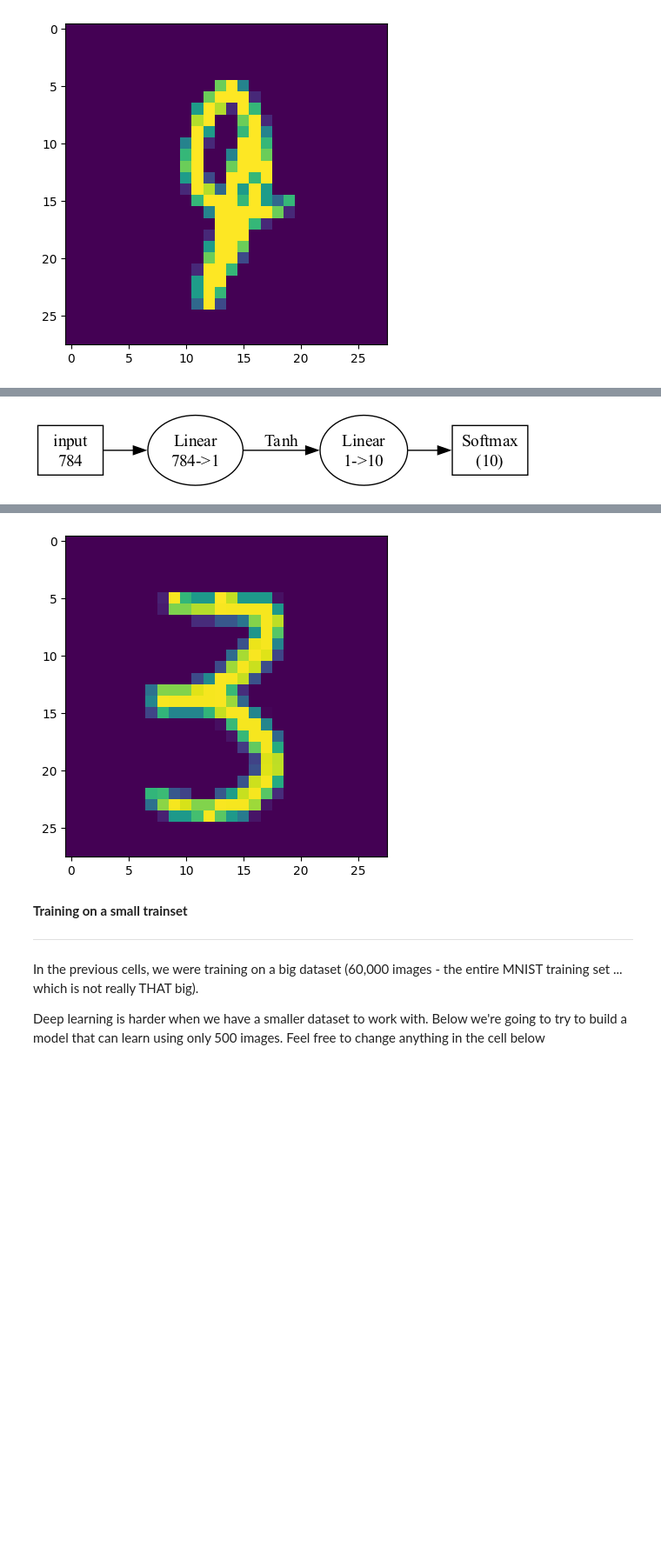
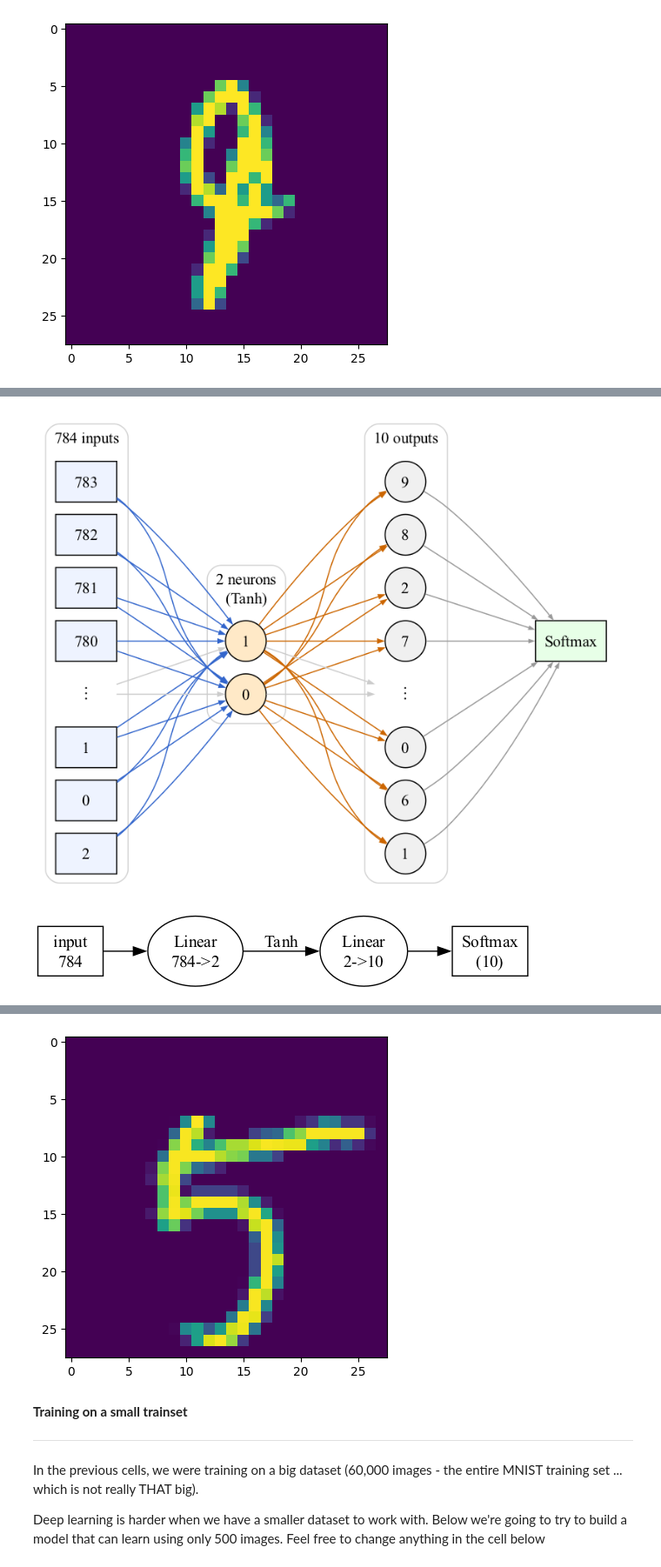
Before and after one commit to traviswheeler/CompBioAsia, a Jupyter notebook: 2-CompBioAsia_MNIST.ipynb, the cells around one changed output, grey strips where cells are left out. Shown at 87% size. Saved outputs shown, nothing was run; the diff lists cells and outputs as text; code cells hidden in the pictures; blank space fills up the shorter version.

```diff
--- a/2-CompBioAsia_MNIST.ipynb
+++ b/2-CompBioAsia_MNIST.ipynb
@@ -415,0 +423,37 @@ Target: 9 Predicted: 4
+# %%
+
+batch_size = 32 # How many images we train on at every step
+steps = 20000 # How many total steps we will train for
+learning_rate = 0.001 # How fast we adjust gradients with gradient descent
+loss_function = nn.MSELoss() # Which loss function we're using
+checkin = int(steps / 5) # How often we print our loss (smaller = more frequently)
+
+# Change this model to change try and improve results
+model = nn.Sequential(nn.Flatten(), # <--- the model needs to begin with this
+                      nn.Linear(28*28, 1), # <--- the first argument to this Linear() function must be 28*28 (or 784)
+                      nn.Tanh(),
+                      nn.Linear(1, 10), # <--- the last argument to this Linear() function must be 10
+                      nn.Softmax(dim=-1)) # <--- the model needs to end with this
+
+# Draw two pictures of this network:
+#   draw_funnel - shows every value funneling through the layers
+#   draw_model  - shows the simpler one-box-per-layer summary
+draw_funnel(model)
+draw_model(model)
+
+# Here we get a starting testing accuracy
+acc = test_accuracy(x_test, y_test, model)
+print("Starting accuracy: {:.2%}".format(acc))
+
+# Train our model with our train_with_data helper function
+train_with_data(x_train, y_train,
+                model, batch_size, steps,
+                learning_rate, loss_function, checkin=checkin)
+
+# Check the ending testing accuracy
+acc = test_accuracy(x_test, y_test, model)
+print("Ending accuracy: {:.2%}".format(acc))
+
+# Show some random failed predictions
+_ = test_accuracy(x_test, y_test, model, show_failures=1)
+# Change this to change how many failures are shown    ^
@@ -439,41 +496,41 @@ Feel free to change any of the code in the cell. You might want to make a copy o
 
 Also feel free to use any of the tools in the nn library: https://pytorch.org/docs/stable/nn.html
 # %%
-
 batch_size = 32 # How many images we train on at every step
 steps = 20000 # How many total steps we will train for
 learning_rate = 0.001 # How fast we adjust gradients with gradient descent
 loss_function = nn.MSELoss() # Which loss function we're using
 checkin = int(steps / 5) # How often we print our loss (smaller = more frequently)
 
 # Change this model to change try and improve results
 model = nn.Sequential(nn.Flatten(), # <--- the model needs to begin with this
-                      nn.Linear(28*28, 1), # <--- the first argument to this Linear() function must be 28*28 (or 784)
+                      nn.Linear(28*28, 2), # <--- the first argument to this Linear() function must be 28*28 (or 784)
                       nn.Tanh(),
-                      nn.Linear(1, 10), # <--- the last argument to this Linear() function must be 10
+                      nn.Linear(2, 10), # <--- the last argument to this Linear() function must be 10
                       nn.Softmax(dim=-1)) # <--- the model needs to end with this
 
 # Draw two pictures of this network:
 #   draw_funnel - shows every value funneling through the layers
 #   draw_model  - shows the simpler one-box-per-layer summary
-#draw_funnel(model)
+draw_funnel(model)
 draw_model(model)
 
 # Here we get a starting testing accuracy
 acc = test_accuracy(x_test, y_test, model)
 print("Starting accuracy: {:.2%}".format(acc))
 
 # Train our model with our train_with_data helper function
 train_with_data(x_train, y_train,
                 model, batch_size, steps,
                 learning_rate, loss_function, checkin=checkin)
 
 # Check the ending testing accuracy
 acc = test_accuracy(x_test, y_test, model)
 print("Ending accuracy: {:.2%}".format(acc))
 
 # Show some random failed predictions
 _ = test_accuracy(x_test, y_test, model, show_failures=1)
 # Change this to change how many failures are shown    ^
 # %% [output]
-[figure, old version]
+[figure, new version]
+[figure, new version]
@@ -488,4 +545,4 @@ Target: 3 Predicted: 1
-[figure, old version]
+[figure, added]
 # %% [markdown]
 **Training on a small trainset**
 
```
Also changed, not shown: parts of 5 cells of this notebook, 1 other file.
